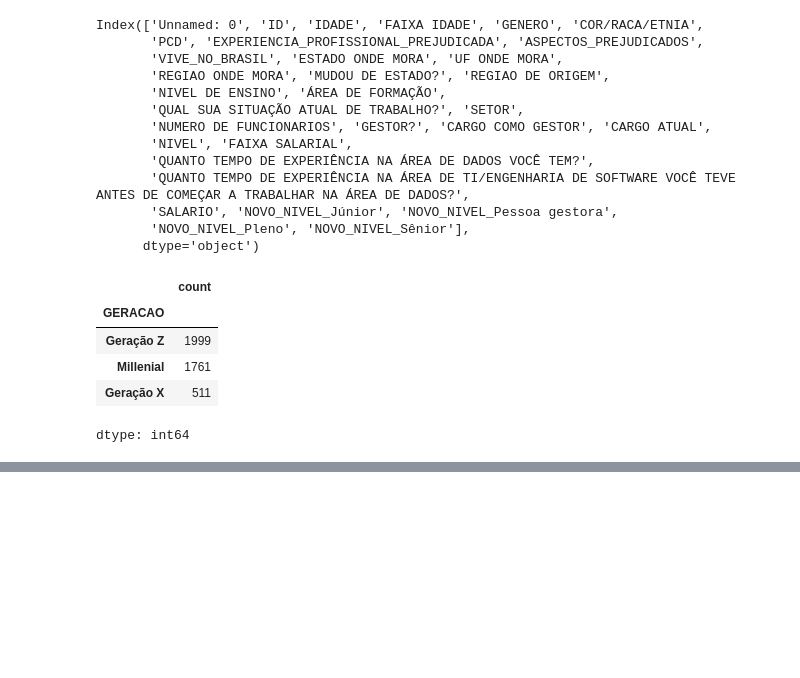
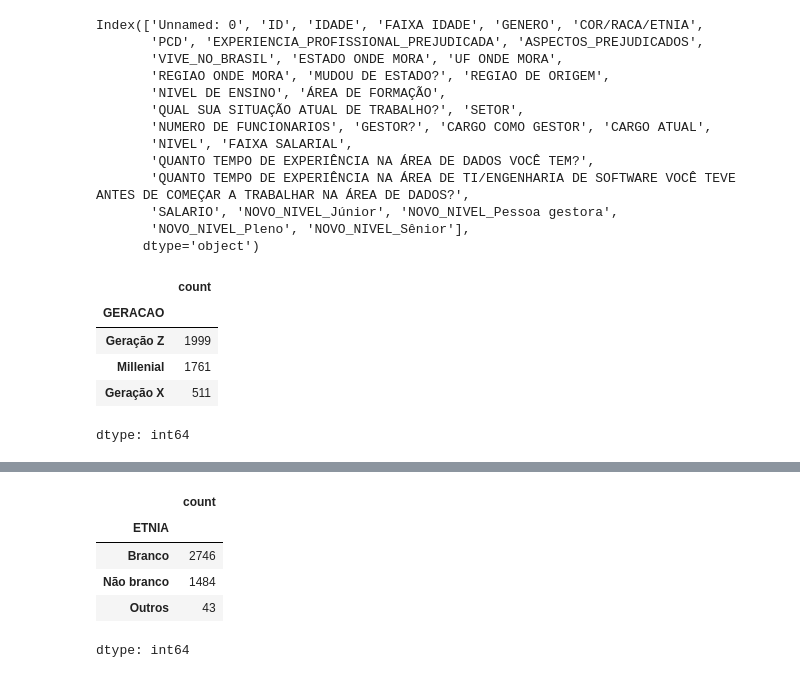
Before and after one commit to Eliane-orlandin/PrograMaria, a Jupyter notebook: analise_dados_colab.ipynb, the cells around one changed output, grey strips where cells are left out. Drawn from its saved outputs; the diff is of its cells as text; code cells hidden in the pictures; blank space fills up the shorter version.

```diff
--- a/analise_dados_colab.ipynb
+++ b/analise_dados_colab.ipynb
@@ -1013,0 +1092,18 @@ dtype: int64
+# %%
+# Criar uma nova coluna 'Etnia' com valores padrão
+dados['ETNIA'] = 'Outros'
+# %%
+# Atualizar os valores para 'Branco' quando a coluna 'COR/RACA/ETNIA' for igual a 'Branca'
+dados.loc[dados['COR/RACA/ETNIA'] == 'Branca', 'ETNIA'] = 'Branco'
+# %%
+# Atualizar os valores para 'Não branco' quando a coluna 'COR/RACA/ETNIA' for 'Parda', 'Preta', 'Amarela' ou 'Indígena'
+dados.loc[dados['COR/RACA/ETNIA'].isin(['Parda', 'Preta', 'Amarela', 'Indígena']), 'ETNIA'] = 'Não branco'
+# %%
+dados['ETNIA'].value_counts()
+# %% [output]
+|  | count |
+| ETNIA |  |
+| Branco | 2746 |
+| Não branco | 1484 |
+| Outros | 43 |
+dtype: int64
```
Also changed, not shown: parts of 11 cells of this notebook.
